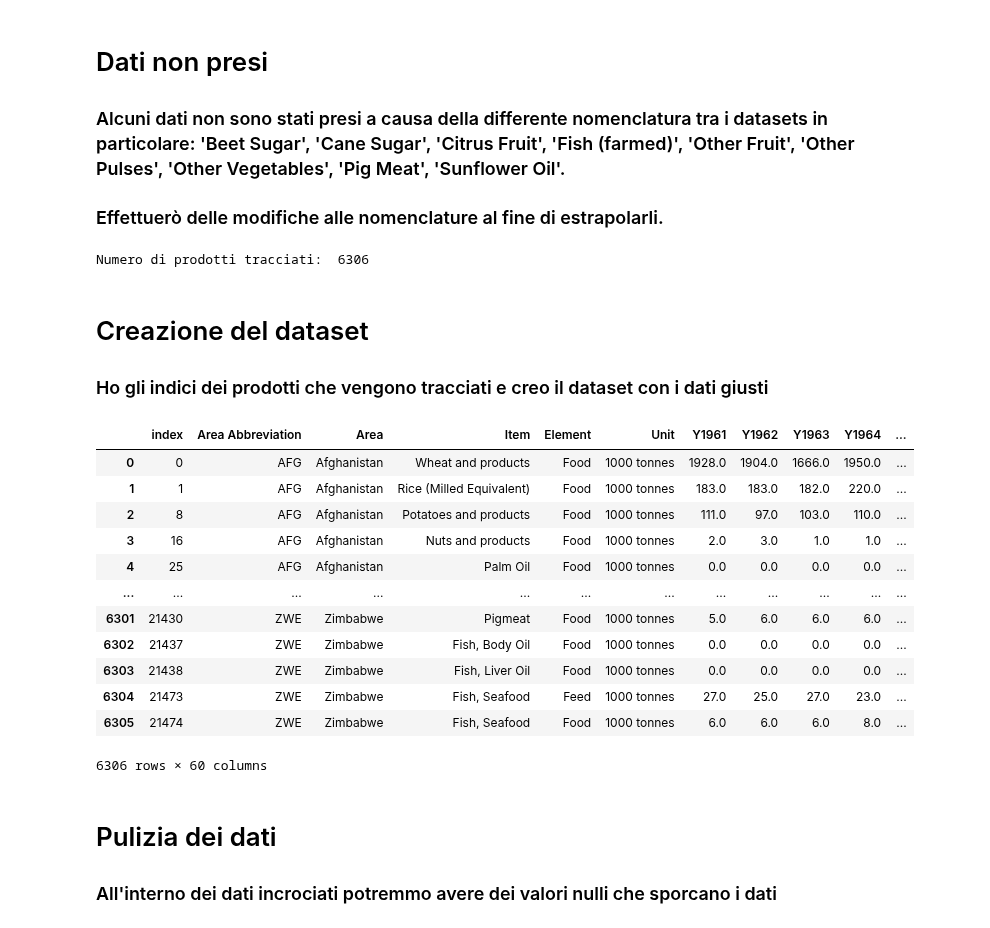
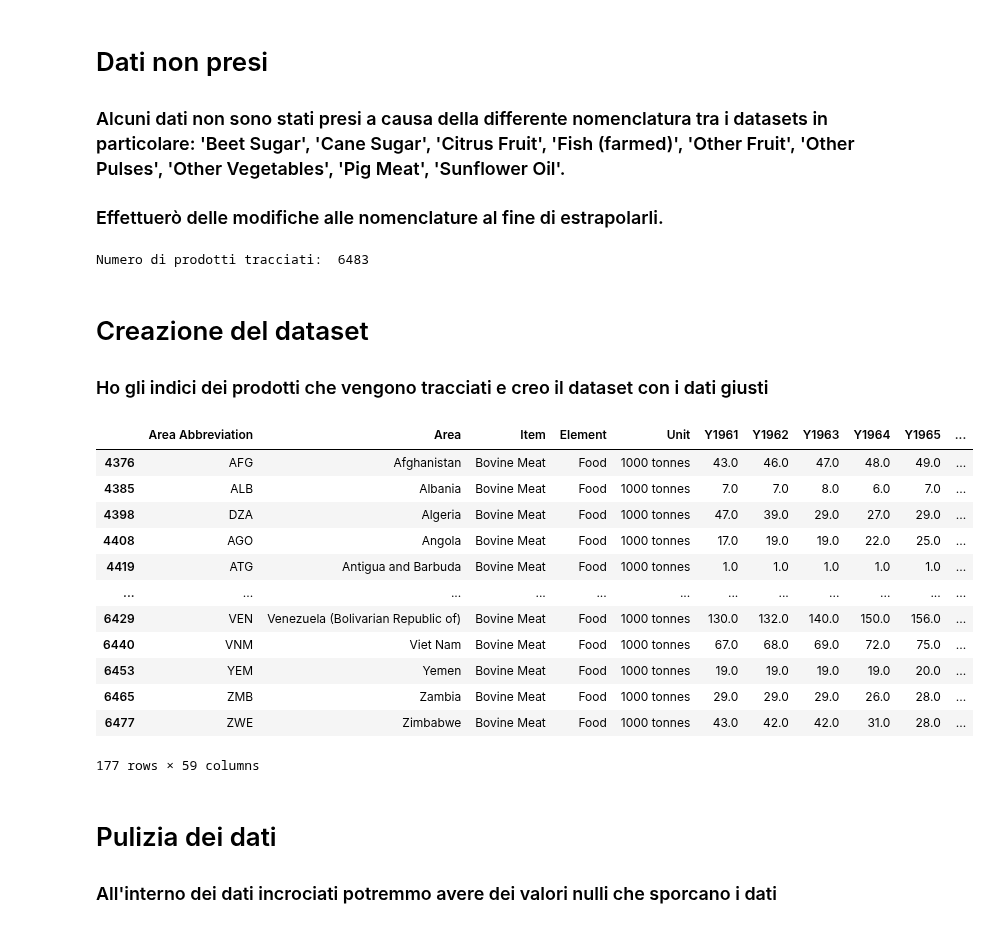
Before and after one commit to monkeymatt0/ProduzioneCibiMangimiImpattoAmbientale, a Jupyter notebook: MatteoVolleroDataVis.ipynb, the cells around one changed output. Cells and saved outputs as stored; diff of their text form; code cells hidden in the pictures.

```diff
--- a/MatteoVolleroDataVis.ipynb
+++ b/MatteoVolleroDataVis.ipynb
@@ -223,33 +223,34 @@ colonne_dict = {
      'Other Pulses': 'pulses, other and product',
      'Other Vegetables': 'vegetables, other',
      'Pig Meat': 'pigmeat',
+     'Beef (beef herd)': 'bovine meat'
 }
 
 incrocio_dati(FAO_df, colonne_dict, prodotti_tracciati, colonne_interessate)
 print("Numero di prodotti tracciati: ", len(prodotti_tracciati))
 # %% [output]
-Numero di prodotti tracciati:  6306
+Numero di prodotti tracciati:  6483
 # %% [markdown]
 # Creazione del dataset
 ### Ho gli indici dei prodotti che vengono tracciati e creo il dataset con i dati giusti
 # %%
 prodotti_tracciati_df = FAO_df.iloc[prodotti_tracciati]
-prodotti_tracciati_df = prodotti_tracciati_df[FAO_df_colonne_interessate].reset_index()
+prodotti_tracciati_df = prodotti_tracciati_df[FAO_df_colonne_interessate].reset_index().drop(columns=['index'])
 prodotti_tracciati_df
 # %% [output]
-|  | index | Area Abbreviation | Area | Item | Element | Unit | Y1961 | Y1962 | Y1963 | Y1964 | ... |
-| 0 | 0 | AFG | Afghanistan | Wheat and products | Food | 1000 tonnes | 1928.0 | 1904.0 | 1666.0 | 1950.0 | ... |
-| 1 | 1 | AFG | Afghanistan | Rice (Milled Equivalent) | Food | 1000 tonnes | 183.0 | 183.0 | 182.0 | 220.0 | ... |
-| 2 | 8 | AFG | Afghanistan | Potatoes and products | Food | 1000 tonnes | 111.0 | 97.0 | 103.0 | 110.0 | ... |
-| 3 | 16 | AFG | Afghanistan | Nuts and products | Food | 1000 tonnes | 2.0 | 3.0 | 1.0 | 1.0 | ... |
-| 4 | 25 | AFG | Afghanistan | Palm Oil | Food | 1000 tonnes | 0.0 | 0.0 | 0.0 | 0.0 | ... |
+|  | Area Abbreviation | Area | Item | Element | Unit | Y1961 | Y1962 | Y1963 | Y1964 | Y1965 | ... |
+| 4376 | AFG | Afghanistan | Bovine Meat | Food | 1000 tonnes | 43.0 | 46.0 | 47.0 | 48.0 | 49.0 | ... |
+| 4385 | ALB | Albania | Bovine Meat | Food | 1000 tonnes | 7.0 | 7.0 | 8.0 | 6.0 | 7.0 | ... |
+| 4398 | DZA | Algeria | Bovine Meat | Food | 1000 tonnes | 47.0 | 39.0 | 29.0 | 27.0 | 29.0 | ... |
+| 4408 | AGO | Angola | Bovine Meat | Food | 1000 tonnes | 17.0 | 19.0 | 19.0 | 22.0 | 25.0 | ... |
+| 4419 | ATG | Antigua and Barbuda | Bovine Meat | Food | 1000 tonnes | 1.0 | 1.0 | 1.0 | 1.0 | 1.0 | ... |
 | ... | ... | ... | ... | ... | ... | ... | ... | ... | ... | ... | ... |
-| 6301 | 21430 | ZWE | Zimbabwe | Pigmeat | Food | 1000 tonnes | 5.0 | 6.0 | 6.0 | 6.0 | ... |
-| 6302 | 21437 | ZWE | Zimbabwe | Fish, Body Oil | Food | 1000 tonnes | 0.0 | 0.0 | 0.0 | 0.0 | ... |
-| 6303 | 21438 | ZWE | Zimbabwe | Fish, Liver Oil | Food | 1000 tonnes | 0.0 | 0.0 | 0.0 | 0.0 | ... |
-| 6304 | 21473 | ZWE | Zimbabwe | Fish, Seafood | Feed | 1000 tonnes | 27.0 | 25.0 | 27.0 | 23.0 | ... |
-| 6305 | 21474 | ZWE | Zimbabwe | Fish, Seafood | Food | 1000 tonnes | 6.0 | 6.0 | 6.0 | 8.0 | ... |
+| 6429 | VEN | Venezuela (Bolivarian Republic of) | Bovine Meat | Food | 1000 tonnes | 130.0 | 132.0 | 140.0 | 150.0 | 156.0 | ... |
+| 6440 | VNM | Viet Nam | Bovine Meat | Food | 1000 tonnes | 67.0 | 68.0 | 69.0 | 72.0 | 75.0 | ... |
+| 6453 | YEM | Yemen | Bovine Meat | Food | 1000 tonnes | 19.0 | 19.0 | 19.0 | 19.0 | 20.0 | ... |
+| 6465 | ZMB | Zambia | Bovine Meat | Food | 1000 tonnes | 29.0 | 29.0 | 29.0 | 26.0 | 28.0 | ... |
+| 6477 | ZWE | Zimbabwe | Bovine Meat | Food | 1000 tonnes | 43.0 | 42.0 | 42.0 | 31.0 | 28.0 | ... |
-6306 rows × 60 columns
+177 rows × 59 columns
 # %% [markdown]
 # Pulizia dei dati
 ### All'interno dei dati incrociati potremmo avere dei valori nulli che sporcano i dati
```
Also changed, not shown: parts of 5 cells of this notebook.
